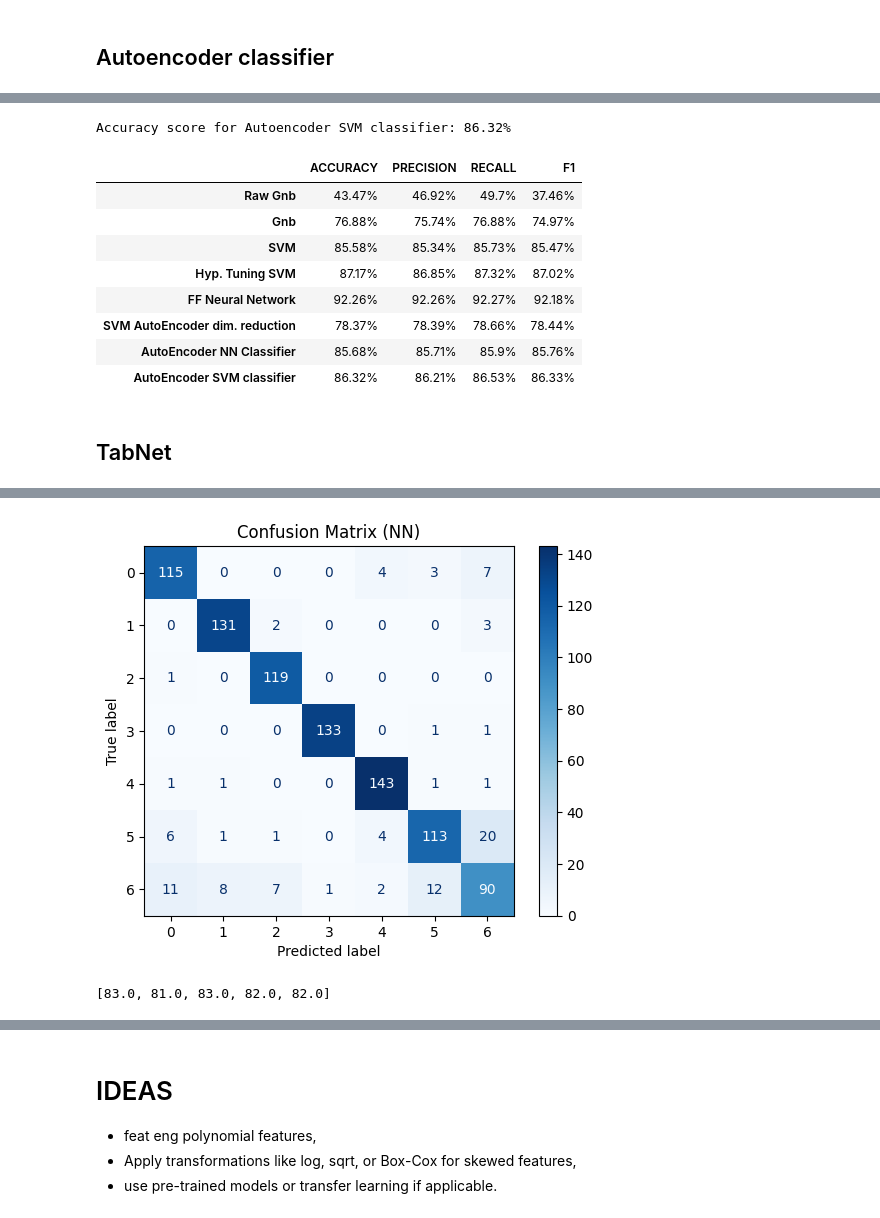
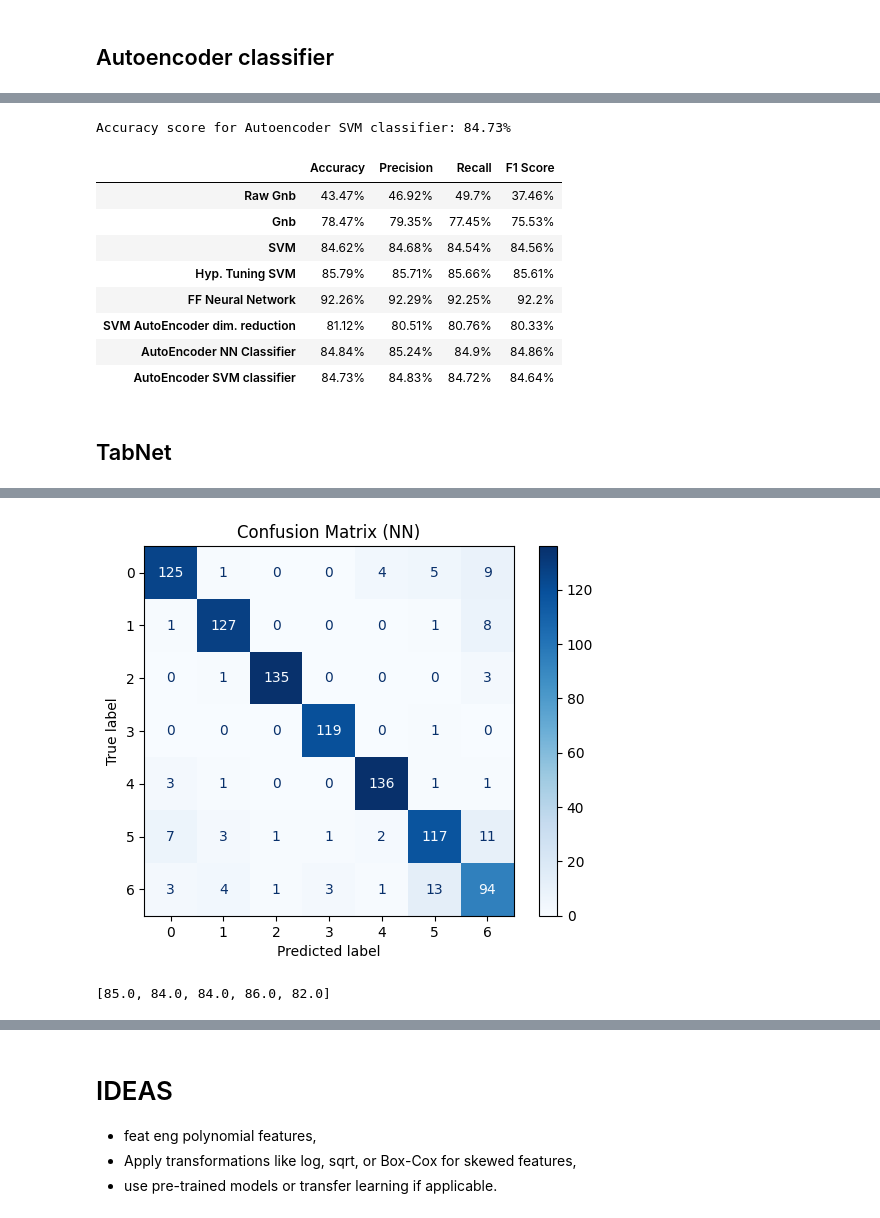
Before and after one commit to dariogemo/UNIVR-machinelearning, a Jupyter notebook: steel_plates.ipynb, the cells around one changed output, grey strips where cells are left out. Drawn from its saved outputs; the diff is of its cells as text; code cells hidden in the pictures.

```diff
--- a/steel_plates.ipynb
+++ b/steel_plates.ipynb
@@ -671,6 +671,6 @@ df_norm = pd.read_csv('csv/balanced_normalized_steel_plates.csv', header = 0, in
 # %% [markdown]
 # Models
 # %%
-metrics_df = pd.DataFrame([], columns = ['ACCURACY', 'PRECISION', 'RECALL', 'F1'])
+metrics_df = pd.DataFrame([], columns = ['Accuracy', 'Precision', 'Recall', 'F1 Score'])
 metrics_df
 # %% [output]
@@ -1213,19 +1213,19 @@ ae_svm_f1 = f'{round(f1_score(y_test, y_pred, average = "macro") * 100, 2)}%'
 print(f'Accuracy score for Autoencoder SVM classifier: {ae_svm_accuracy}')
 metrics_df.loc['AutoEncoder SVM classifier'] = [ae_svm_accuracy, ae_svm_precision, ae_svm_recall, ae_svm_f1]
 # %% [output]
-Accuracy score for Autoencoder SVM classifier: 86.32%
+Accuracy score for Autoencoder SVM classifier: 84.73%
 # %%
 metrics_df
 # %% [output]
-|  | ACCURACY | PRECISION | RECALL | F1 |
+|  | Accuracy | Precision | Recall | F1 Score |
 | Raw Gnb | 43.47% | 46.92% | 49.7% | 37.46% |
-| Gnb | 76.88% | 75.74% | 76.88% | 74.97% |
-| SVM | 85.58% | 85.34% | 85.73% | 85.47% |
-| Hyp. Tuning SVM | 87.17% | 86.85% | 87.32% | 87.02% |
-| FF Neural Network | 92.26% | 92.26% | 92.27% | 92.18% |
-| SVM AutoEncoder dim. reduction | 78.37% | 78.39% | 78.66% | 78.44% |
-| AutoEncoder NN Classifier | 85.68% | 85.71% | 85.9% | 85.76% |
-| AutoEncoder SVM classifier | 86.32% | 86.21% | 86.53% | 86.33% |
+| Gnb | 78.47% | 79.35% | 77.45% | 75.53% |
+| SVM | 84.62% | 84.68% | 84.54% | 84.56% |
+| Hyp. Tuning SVM | 85.79% | 85.71% | 85.66% | 85.61% |
+| FF Neural Network | 92.26% | 92.29% | 92.25% | 92.2% |
+| SVM AutoEncoder dim. reduction | 81.12% | 80.51% | 80.76% | 80.33% |
+| AutoEncoder NN Classifier | 84.84% | 85.24% | 84.9% | 84.86% |
+| AutoEncoder SVM classifier | 84.73% | 84.83% | 84.72% | 84.64% |
 # %% [markdown]
 ## TabNet
 # %%
@@ -1247,11 +1247,12 @@ for train, test in kfold.split(X_train, y_train):
     model = TabNetClassifier()
     model.fit(
         np.array(X.iloc[train]), np.array(y.iloc[train]),
-        max_epochs = 150,
-        patience = 10,
-        batch_size = 128,
+        max_epochs = 500,
+        eval_set = [(np.array(X.iloc[test]), np.array(y.iloc[test]))],
+        patience = 40,
+        batch_size = 256,
     )
-    accuracy = accuracy_score(model.predict(np.array(X_train.iloc[test])), np.array(y_train.iloc[test]))
+    accuracy = accuracy_score(model.predict(np.array(X.iloc[test])), np.array(y.iloc[test]))
     print(f'Accuracy score for fold {fold_no}: {round(accuracy*100, 2)}%')
     acc_per_fold.append(round(accuracy, 2) * 100)
 
@@ -1266,7 +1267,7 @@ for train, test in kfold.split(X_train, y_train):
         nn_precision = f'{round(precision_score(y_test, y_pred, average = "macro") * 100, 2)}%'
         nn_recall = f'{round(recall_score(y_test, y_pred, average = "macro") * 100, 2)}%'
         nn_f1 = f'{round(f1_score(y_test, y_pred, average = "macro") * 100, 2)}%'
-        print(f'Accuracy score for NN classifier: {nn_accuracy}')
+        print(f'Accuracy score for TabNet classifier: {nn_accuracy}')
         metrics_df.loc['TabNet'] = [nn_accuracy, nn_precision, nn_recall, nn_f1]
 
         # Classification report and confusion matrix
@@ -1299,8 +1300,8 @@ weighted avg       0.89      0.90      0.89       943
-[figure, old version]
+[figure, new version]
 # %%
 acc_per_fold
 # %% [output]
-[83.0, 81.0, 83.0, 82.0, 82.0]
+[85.0, 84.0, 84.0, 86.0, 82.0]
 # %%
 metrics_df
 # %% [output]
```
Also changed, not shown: parts of 27 cells of this notebook, 2 other files.
